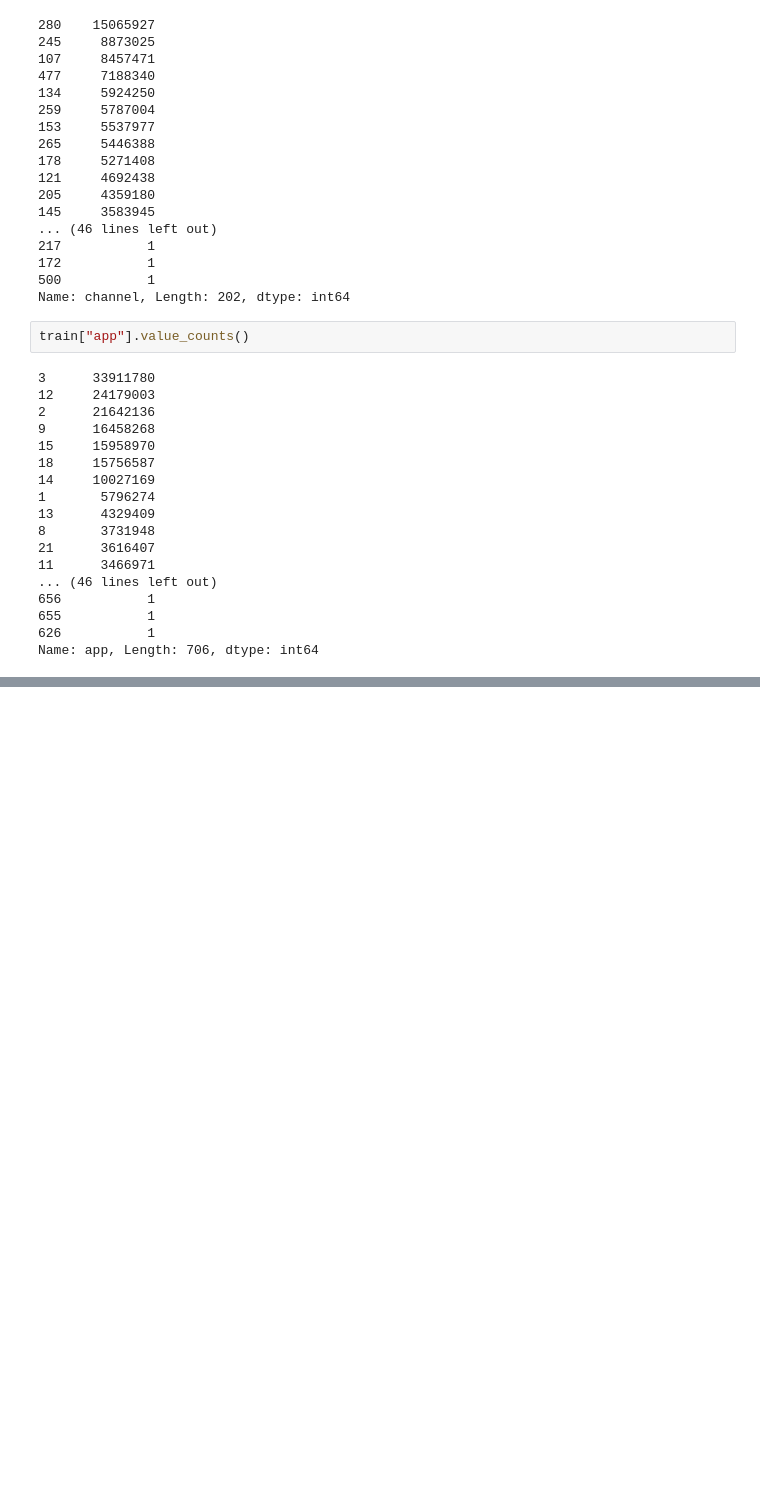
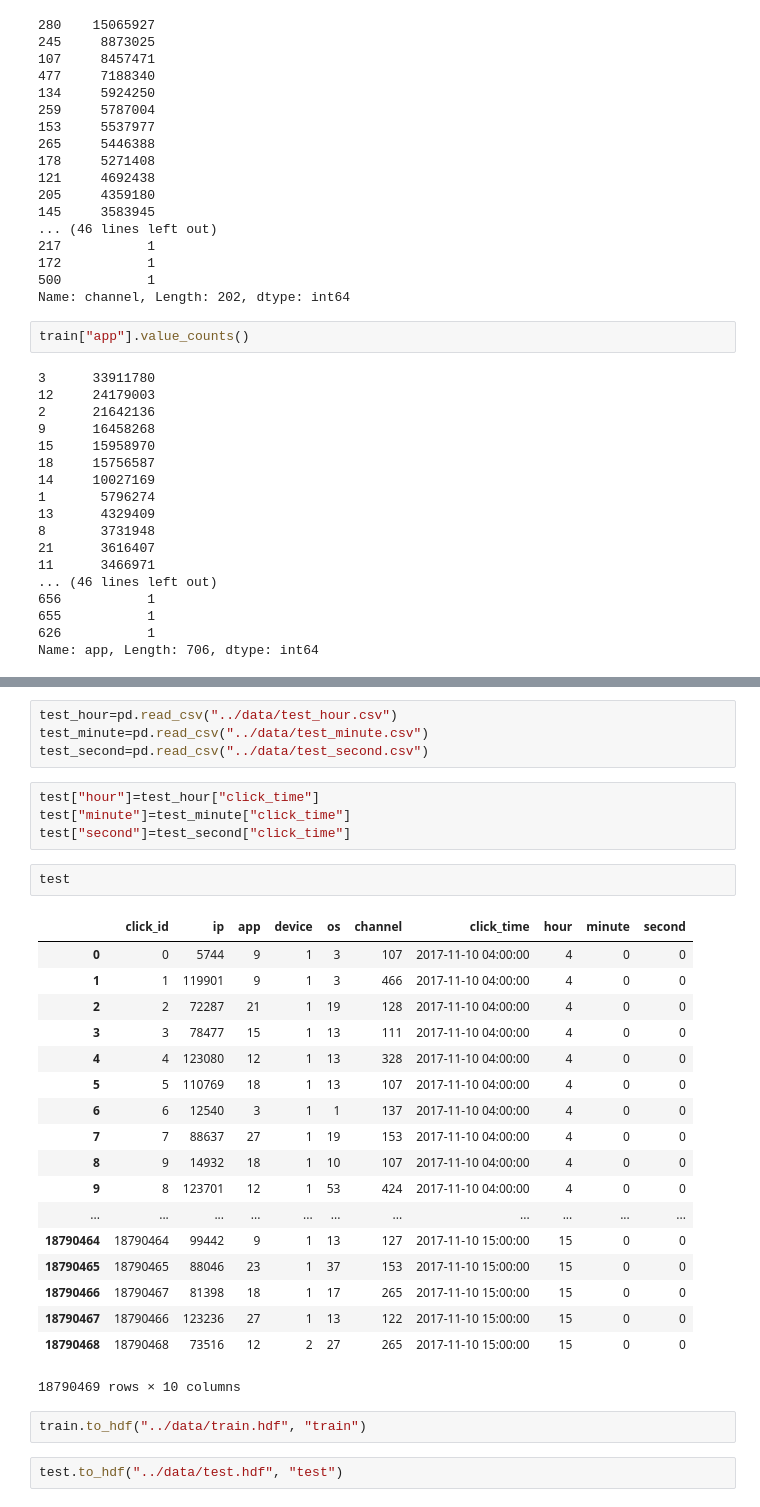
Before and after one commit to kenkoooo/talkingdata-adtracking-fraud-detection, a Jupyter notebook: kenkoooo/data_analysis.ipynb, the cells around one changed output, grey strips where cells are left out. Drawn from its saved outputs; the diff is of its cells as text; blank space fills up the shorter version.

```diff
--- a/kenkoooo/data_analysis.ipynb
+++ b/kenkoooo/data_analysis.ipynb
@@ -151,0 +187,33 @@ Name: app, Length: 706, dtype: int64
+# %%
+test_hour=pd.read_csv("../data/test_hour.csv")
+test_minute=pd.read_csv("../data/test_minute.csv")
+test_second=pd.read_csv("../data/test_second.csv")
+# %%
+test["hour"]=test_hour["click_time"]
+test["minute"]=test_minute["click_time"]
+test["second"]=test_second["click_time"]
+# %%
+test
+# %% [output]
+|  | click_id | ip | app | device | os | channel | click_time | hour | minute | second |
+| 0 | 0 | 5744 | 9 | 1 | 3 | 107 | 2017-11-10 04:00:00 | 4 | 0 | 0 |
+| 1 | 1 | 119901 | 9 | 1 | 3 | 466 | 2017-11-10 04:00:00 | 4 | 0 | 0 |
+| 2 | 2 | 72287 | 21 | 1 | 19 | 128 | 2017-11-10 04:00:00 | 4 | 0 | 0 |
+| 3 | 3 | 78477 | 15 | 1 | 13 | 111 | 2017-11-10 04:00:00 | 4 | 0 | 0 |
+| 4 | 4 | 123080 | 12 | 1 | 13 | 328 | 2017-11-10 04:00:00 | 4 | 0 | 0 |
+| 5 | 5 | 110769 | 18 | 1 | 13 | 107 | 2017-11-10 04:00:00 | 4 | 0 | 0 |
+| 6 | 6 | 12540 | 3 | 1 | 1 | 137 | 2017-11-10 04:00:00 | 4 | 0 | 0 |
+| 7 | 7 | 88637 | 27 | 1 | 19 | 153 | 2017-11-10 04:00:00 | 4 | 0 | 0 |
+| 8 | 9 | 14932 | 18 | 1 | 10 | 107 | 2017-11-10 04:00:00 | 4 | 0 | 0 |
+| 9 | 8 | 123701 | 12 | 1 | 53 | 424 | 2017-11-10 04:00:00 | 4 | 0 | 0 |
+| ... | ... | ... | ... | ... | ... | ... | ... | ... | ... | ... |
+| 18790464 | 18790464 | 99442 | 9 | 1 | 13 | 127 | 2017-11-10 15:00:00 | 15 | 0 | 0 |
+| 18790465 | 18790465 | 88046 | 23 | 1 | 37 | 153 | 2017-11-10 15:00:00 | 15 | 0 | 0 |
+| 18790466 | 18790467 | 81398 | 18 | 1 | 17 | 265 | 2017-11-10 15:00:00 | 15 | 0 | 0 |
+| 18790467 | 18790466 | 123236 | 27 | 1 | 13 | 122 | 2017-11-10 15:00:00 | 15 | 0 | 0 |
+| 18790468 | 18790468 | 73516 | 12 | 2 | 27 | 265 | 2017-11-10 15:00:00 | 15 | 0 | 0 |
+18790469 rows × 10 columns
+# %%
+train.to_hdf("../data/train.hdf", "train")
+# %%
+test.to_hdf("../data/test.hdf", "test")
```
Also changed, not shown: parts of 11 cells of this notebook, 1 other file.
